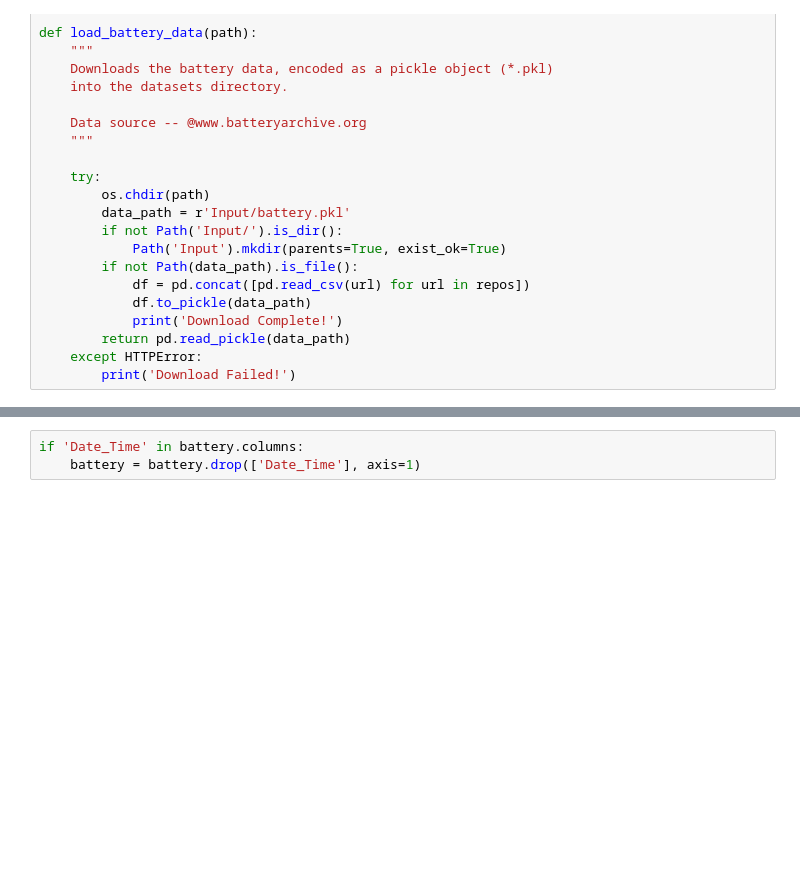
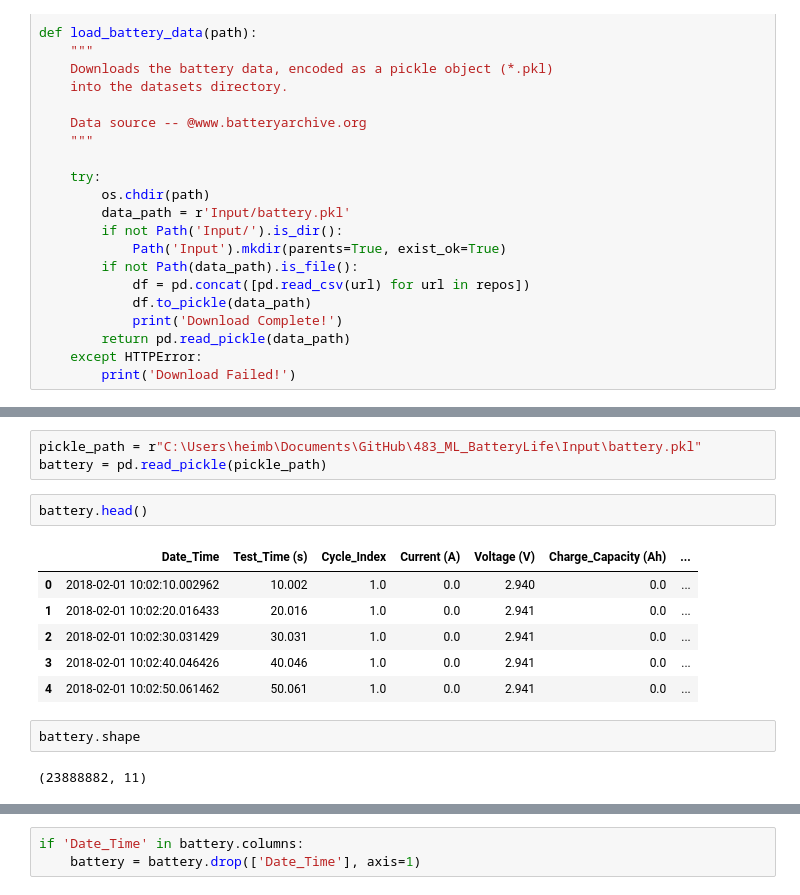
Before and after one commit to ben-my-to/483_ML_BatteryLife, a Jupyter notebook: Setup_Data.ipynb, the cells around one changed output, grey strips where cells are left out. Drawn from its saved outputs; the diff is of its cells as text; blank space fills up the shorter version.

```diff
--- a/Setup_Data.ipynb
+++ b/Setup_Data.ipynb
@@ -115,0 +159,16 @@ battery = load_battery_data(path)
+# %%
+pickle_path = r"C:\Users\heimb\Documents\GitHub\483_ML_BatteryLife\Input\battery.pkl"
+battery = pd.read_pickle(pickle_path)
+# %%
+battery.head()
+# %% [output]
+|  | Date_Time | Test_Time (s) | Cycle_Index | Current (A) | Voltage (V) | Charge_Capacity (Ah) | ... |
+| 0 | 2018-02-01 10:02:10.002962 | 10.002 | 1.0 | 0.0 | 2.940 | 0.0 | ... |
+| 1 | 2018-02-01 10:02:20.016433 | 20.016 | 1.0 | 0.0 | 2.941 | 0.0 | ... |
+| 2 | 2018-02-01 10:02:30.031429 | 30.031 | 1.0 | 0.0 | 2.941 | 0.0 | ... |
+| 3 | 2018-02-01 10:02:40.046426 | 40.046 | 1.0 | 0.0 | 2.941 | 0.0 | ... |
+| 4 | 2018-02-01 10:02:50.061462 | 50.061 | 1.0 | 0.0 | 2.941 | 0.0 | ... |
+# %%
+battery.shape
+# %% [output]
+(23888882, 11)
```
Also changed, not shown: parts of 42 cells of this notebook.
